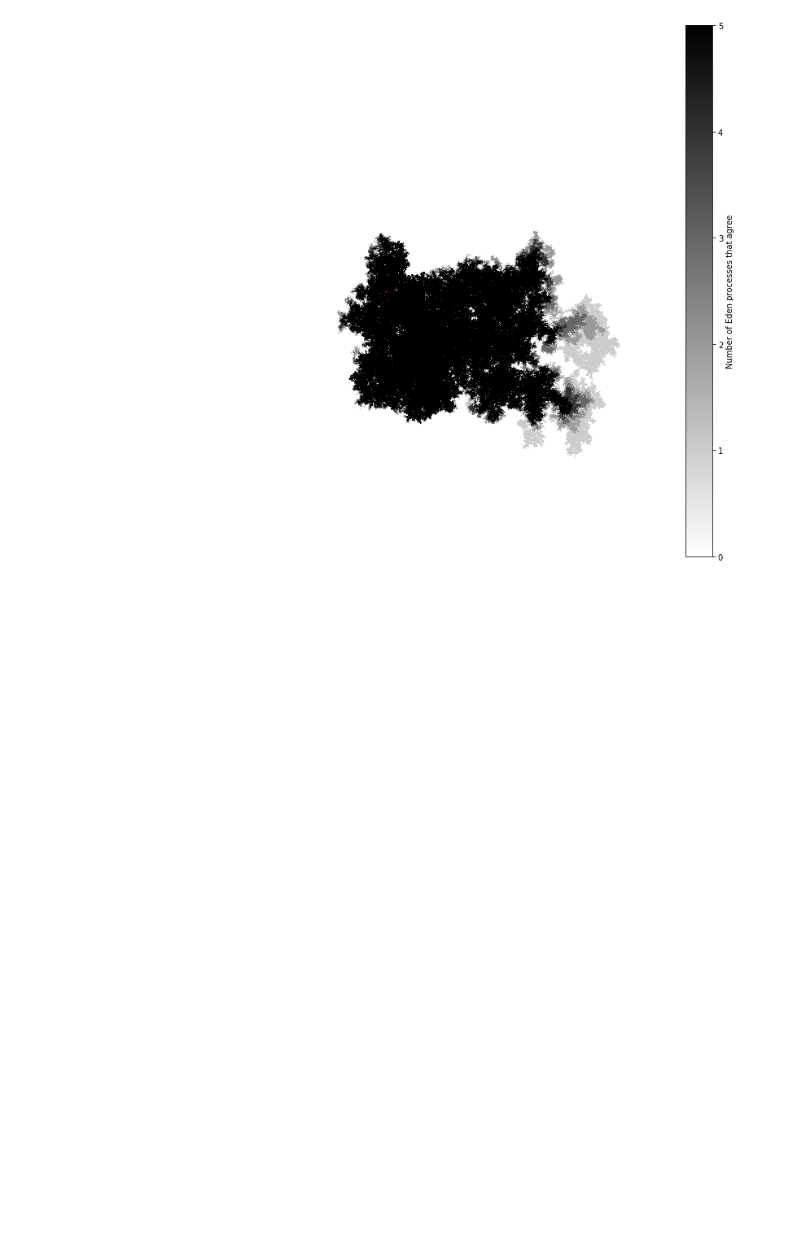
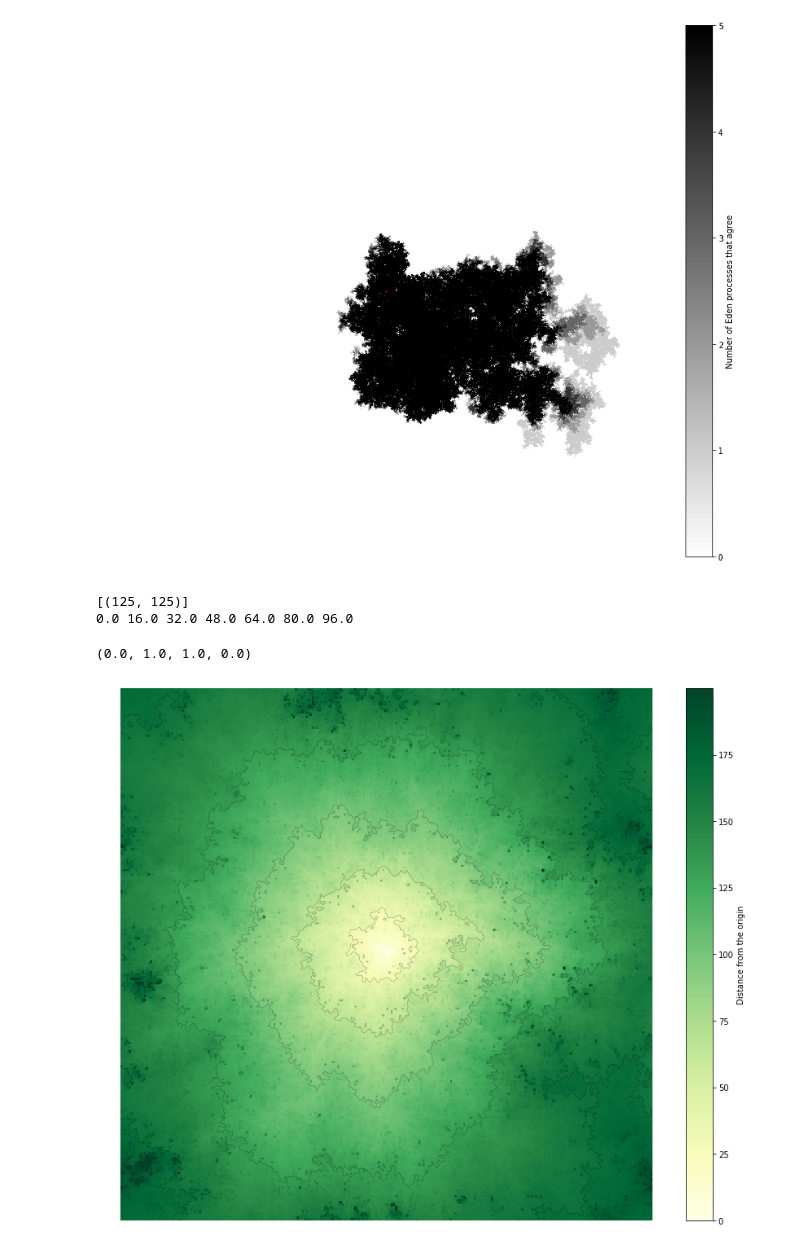
Before and after one commit to jaumededios/LQG_Simulations, a Jupyter notebook: Grid Simulations/LQG.ipynb, the cells around one changed output. Saved outputs shown, nothing was run; the diff lists cells and outputs as text; code cells hidden in the pictures; blank space fills up the shorter version.

```diff
--- a/Grid Simulations/LQG.ipynb
+++ b/Grid Simulations/LQG.ipynb
@@ -265,3 +265,9 @@ plt.axis('off')
 plt.savefig('Eden_balls_distance_threshold.png',dpi=300, bbox_inches='tight')
 # %% [output]
 [figure]
+# %%
+def LQG_instance(gamma = (8/3)**.5, N=1000):
+    gff = TorusGFF(N)
+    LQG = np.exp(gamma*gff)
+    LQG/= np.mean(LQG)
+    return LQG
@@ -267,0 +313,28 @@ plt.savefig('Eden_balls_distance_threshold.png',dpi=300, bbox_inches='tight')
+# %%
+x = np.linspace(-.5,.5, 250)
+x,y = np.meshgrid(x,x)
+logd = .5*np.log(x**2+y**2+1.1/250)
+# %%
+LQG = np.random.exponential(LQG_instance(gamma = 2**.5,N=250)-2**.5*logd)
+# %%
+distance = min_dist(LQG)
+# %% [output]
+[(125, 125)]
+0.0 16.0 32.0 48.0 64.0 80.0 96.0
+# %%
+
+plt.figure(figsize=(15,12))
+vmax = np.percentile(distance,99.8)
+plt.imshow(distance,cmap='YlGn',vmax=vmax,extent = [0,1,1,0])
+plt.colorbar(label='Distance from the origin')
+
+x = np.linspace(0,1,distance.shape[0])
+X,Y = np.meshgrid(x,x)
+levels = np.linspace(0,vmax,6+1)
+plt.contour(X, Y, distance ,levels = levels,colors = 'k',linewidths=.2)
+
+
+plt.axis('off')
+# %% [output]
+(0.0, 1.0, 1.0, 0.0)
+[figure, added]
```
Also changed, not shown: parts of 5 cells of this notebook, 19 other files.
